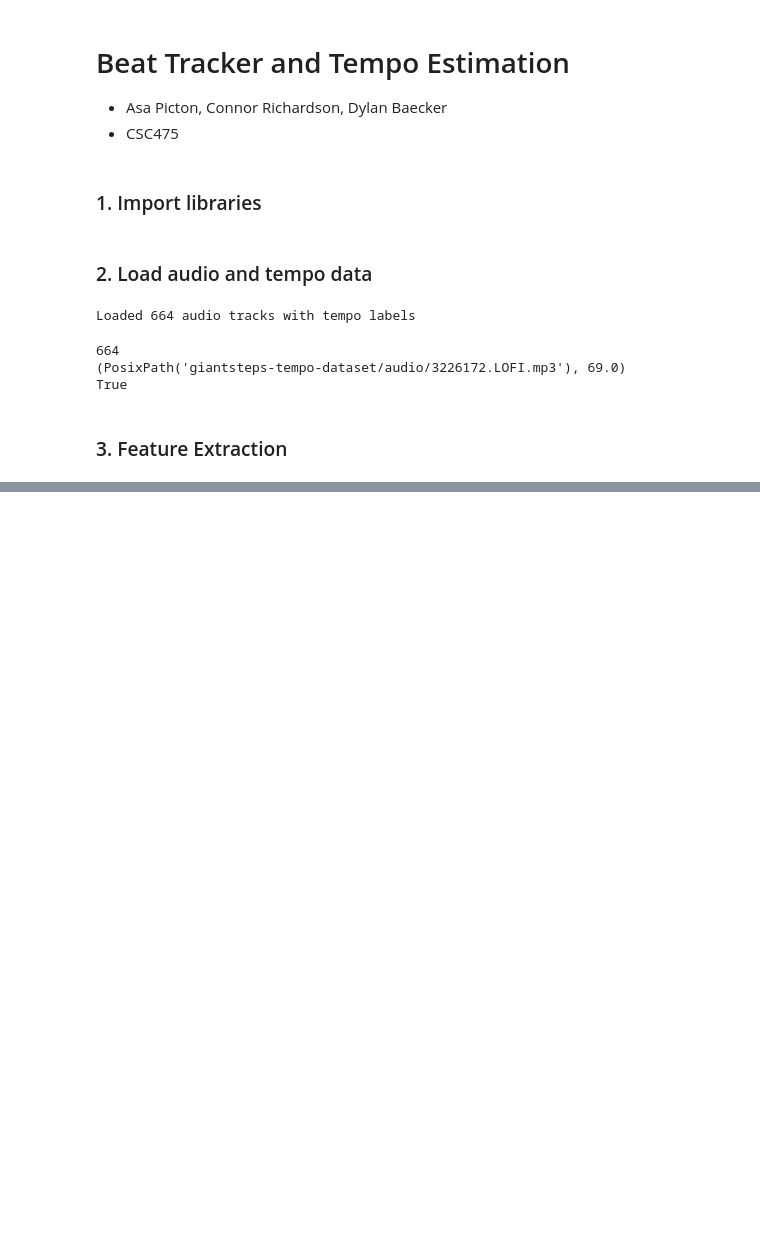
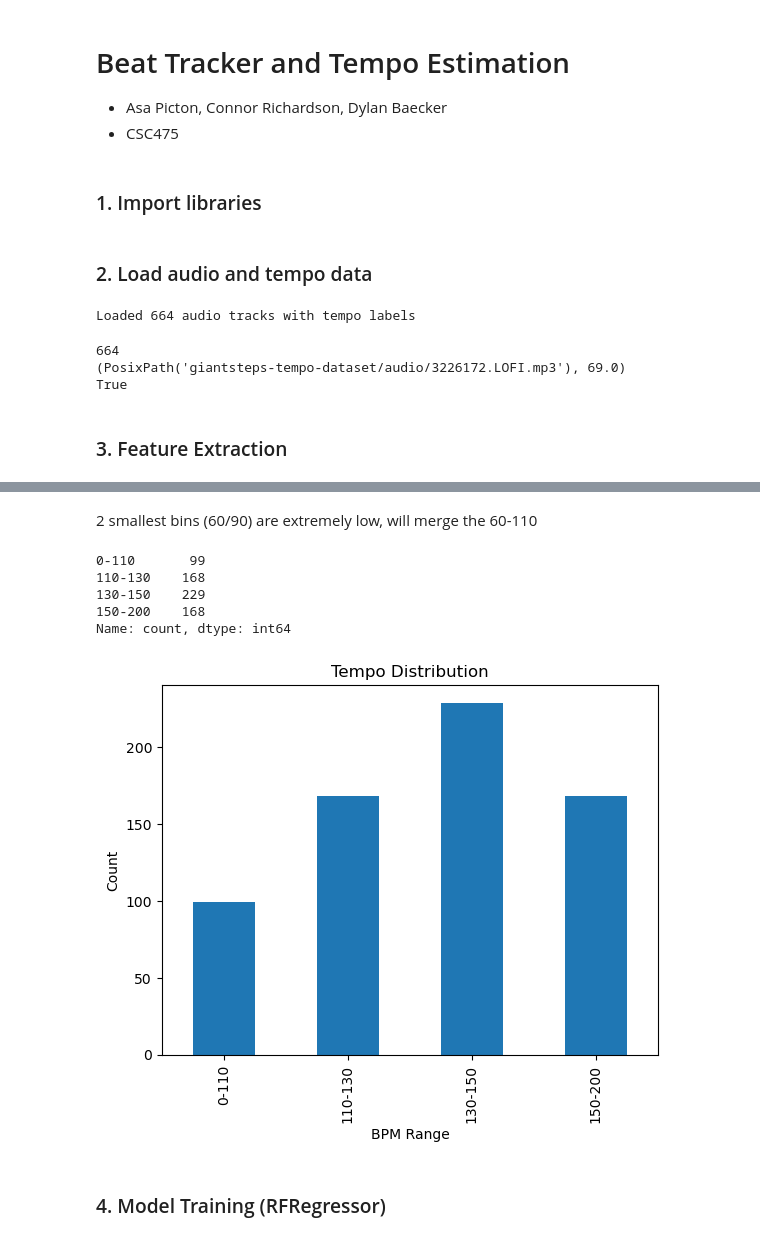
Before and after one commit to connor-richardson/tempo-estimator, a Jupyter notebook: main.ipynb, the cells around one changed output, grey strips where cells are left out. Drawn from its saved outputs; the diff is of its cells as text; code cells hidden in the pictures; blank space fills up the shorter version.

```diff
--- a/main.ipynb
+++ b/main.ipynb
@@ -97,0 +139,18 @@ Loaded 664 cached feature vectors.
+# %% [markdown]
+2 smallest bins (60/90) are extremely low, will merge the 60-110
+# %%
+tempo_bins = pd.cut(y, bins=[0, 110, 130, 150, 200], labels=["0-110", "110-130", "130-150", "150-200"])
+
+print(tempo_bins.value_counts().sort_index())
+tempo_bins.value_counts().sort_index().plot(kind="bar")
+plt.xlabel("BPM Range")
+plt.ylabel("Count")
+plt.title("Tempo Distribution")
+plt.show()
+# %% [output]
+0-110       99
+110-130    168
+130-150    229
+150-200    168
+Name: count, dtype: int64
+[figure, added]
@@ -97,0 +159,2 @@ Loaded 664 cached feature vectors.
+# %% [markdown]
+### 4. Model Training (RFRegressor)
```
Also changed, not shown: parts of 7 cells of this notebook.
